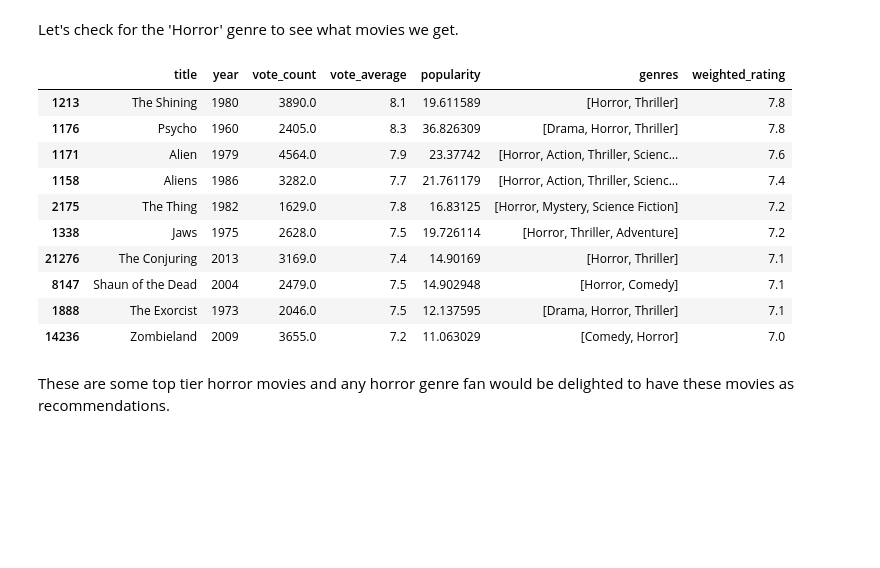
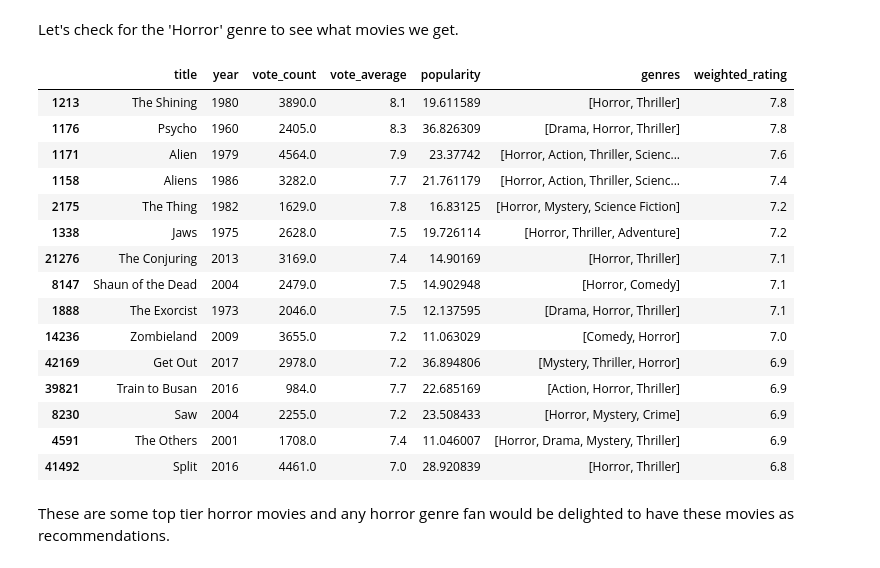
Before and after one commit to Balajirvp/Recommender-Systems---Content-Based-Systems-and-Collaborative-Filtering, a Jupyter notebook: Recommender Systems - Content Based Systems and Collaborative Filtering.ipynb, the cells around one changed output. Cells and saved outputs as stored; diff of their text form; code cells hidden in the pictures; blank space fills up the shorter version.

```diff
--- a/Recommender Systems - Content Based Systems and Collaborative Filtering.ipynb
+++ b/Recommender Systems - Content Based Systems and Collaborative Filtering.ipynb
@@ -306,19 +330,24 @@ simple_recommender(N = 15)
 # %% [markdown]
 Let's check for the 'Horror' genre to see what movies we get.
 # %%
-simple_recommender(N = 10, genre = 'Horror', percentile = 0.95)
+simple_recommender(N = 15, genre = 'Horror', percentile = 0.95)
 # %% [output]
 |  | title | year | vote_count | vote_average | popularity | genres | weighted_rating |
 | 1213 | The Shining | 1980 | 3890.0 | 8.1 | 19.611589 | [Horror, Thriller] | 7.8 |
 | 1176 | Psycho | 1960 | 2405.0 | 8.3 | 36.826309 | [Drama, Horror, Thriller] | 7.8 |
 | 1171 | Alien | 1979 | 4564.0 | 7.9 | 23.37742 | [Horror, Action, Thriller, Scienc... | 7.6 |
 | 1158 | Aliens | 1986 | 3282.0 | 7.7 | 21.761179 | [Horror, Action, Thriller, Scienc... | 7.4 |
 | 2175 | The Thing | 1982 | 1629.0 | 7.8 | 16.83125 | [Horror, Mystery, Science Fiction] | 7.2 |
 | 1338 | Jaws | 1975 | 2628.0 | 7.5 | 19.726114 | [Horror, Thriller, Adventure] | 7.2 |
 | 21276 | The Conjuring | 2013 | 3169.0 | 7.4 | 14.90169 | [Horror, Thriller] | 7.1 |
 | 8147 | Shaun of the Dead | 2004 | 2479.0 | 7.5 | 14.902948 | [Horror, Comedy] | 7.1 |
 | 1888 | The Exorcist | 1973 | 2046.0 | 7.5 | 12.137595 | [Drama, Horror, Thriller] | 7.1 |
 | 14236 | Zombieland | 2009 | 3655.0 | 7.2 | 11.063029 | [Comedy, Horror] | 7.0 |
+| 42169 | Get Out | 2017 | 2978.0 | 7.2 | 36.894806 | [Mystery, Thriller, Horror] | 6.9 |
+| 39821 | Train to Busan | 2016 | 984.0 | 7.7 | 22.685169 | [Action, Horror, Thriller] | 6.9 |
+| 8230 | Saw | 2004 | 2255.0 | 7.2 | 23.508433 | [Horror, Mystery, Crime] | 6.9 |
+| 4591 | The Others | 2001 | 1708.0 | 7.4 | 11.046007 | [Horror, Drama, Mystery, Thriller] | 6.9 |
+| 41492 | Split | 2016 | 4461.0 | 7.0 | 28.920839 | [Horror, Thriller] | 6.8 |
 # %% [markdown]
 These are some top tier horror movies and any horror genre fan would be delighted to have these movies as recommendations.
 # %% [markdown]
```
Also changed, not shown: parts of 18 cells of this notebook.
